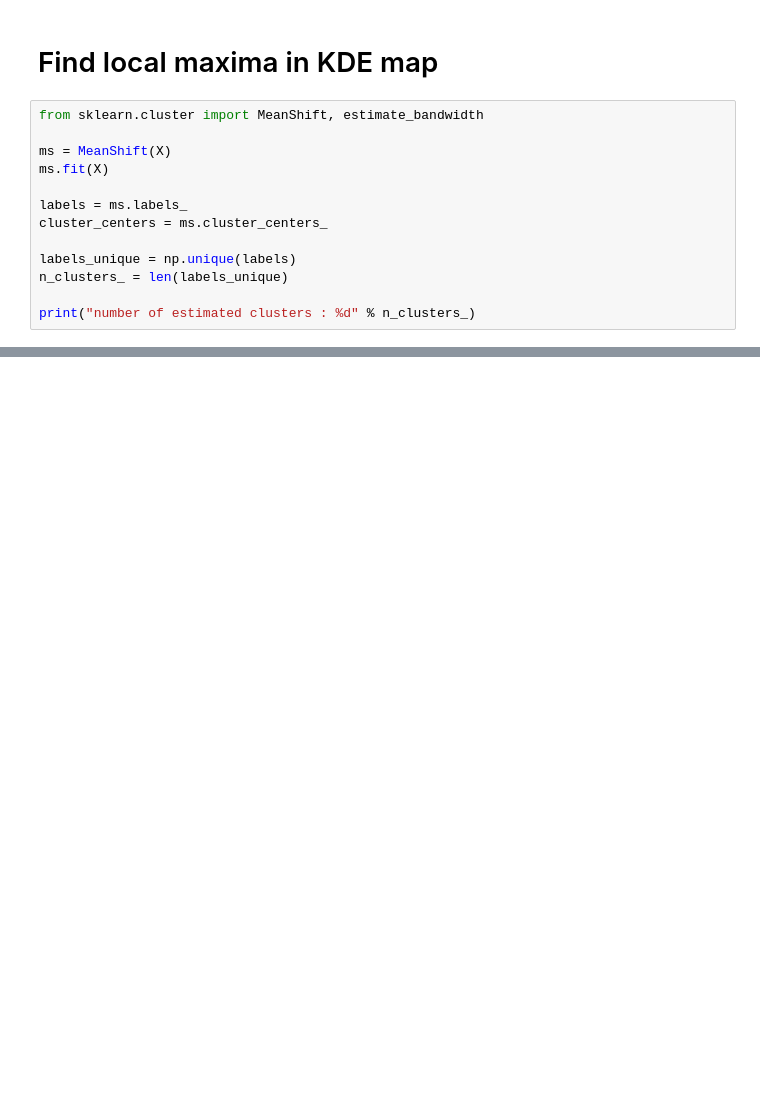
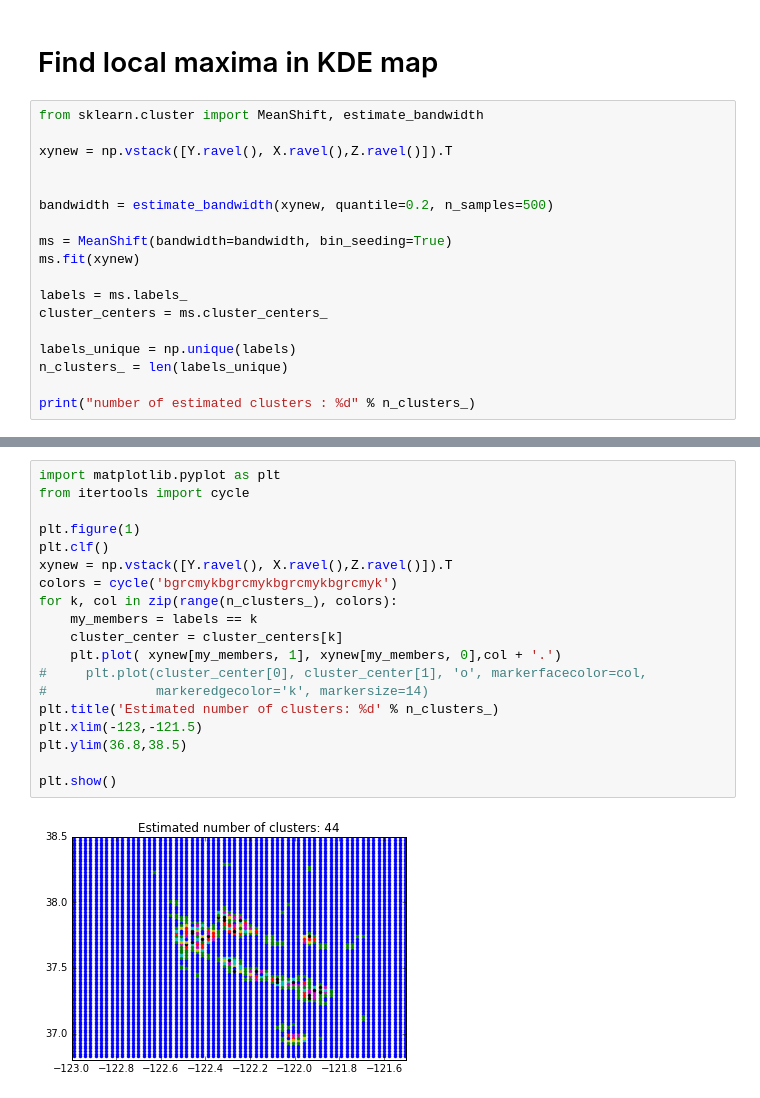
Before and after one commit to cleipski/Insight-Project, a Jupyter notebook: 04_run_kde.ipynb, the cells around one changed output, grey strips where cells are left out. Saved outputs shown, nothing was run; the diff lists cells and outputs as text; blank space fills up the shorter version.

```diff
--- a/04_run_kde.ipynb
+++ b/04_run_kde.ipynb
@@ -221,8 +305,13 @@ plt.show()
 # %%
 from sklearn.cluster import MeanShift, estimate_bandwidth
 
-ms = MeanShift(X)
-ms.fit(X)
+xynew = np.vstack([Y.ravel(), X.ravel(),Z.ravel()]).T
+
+
+bandwidth = estimate_bandwidth(xynew, quantile=0.2, n_samples=500)
+
+ms = MeanShift(bandwidth=bandwidth, bin_seeding=True)
+ms.fit(xynew)
 
 labels = ms.labels_
 cluster_centers = ms.cluster_centers_
@@ -235,0 +352,21 @@ ValueError: The truth value of an array with more than one element is ambiguous.
+# %%
+import matplotlib.pyplot as plt
+from itertools import cycle
+
+plt.figure(1)
+plt.clf()
+xynew = np.vstack([Y.ravel(), X.ravel(),Z.ravel()]).T
+colors = cycle('bgrcmykbgrcmykbgrcmykbgrcmyk')
+for k, col in zip(range(n_clusters_), colors):
+    my_members = labels == k
+    cluster_center = cluster_centers[k]
+    plt.plot( xynew[my_members, 1], xynew[my_members, 0],col + '.')
+#     plt.plot(cluster_center[0], cluster_center[1], 'o', markerfacecolor=col,
+#              markeredgecolor='k', markersize=14)
+plt.title('Estimated number of clusters: %d' % n_clusters_)
+plt.xlim(-123,-121.5)
+plt.ylim(36.8,38.5)
+
+plt.show()
+# %% [output]
+[figure, added]
```
Also changed, not shown: parts of 37 cells of this notebook, 14 other files.
